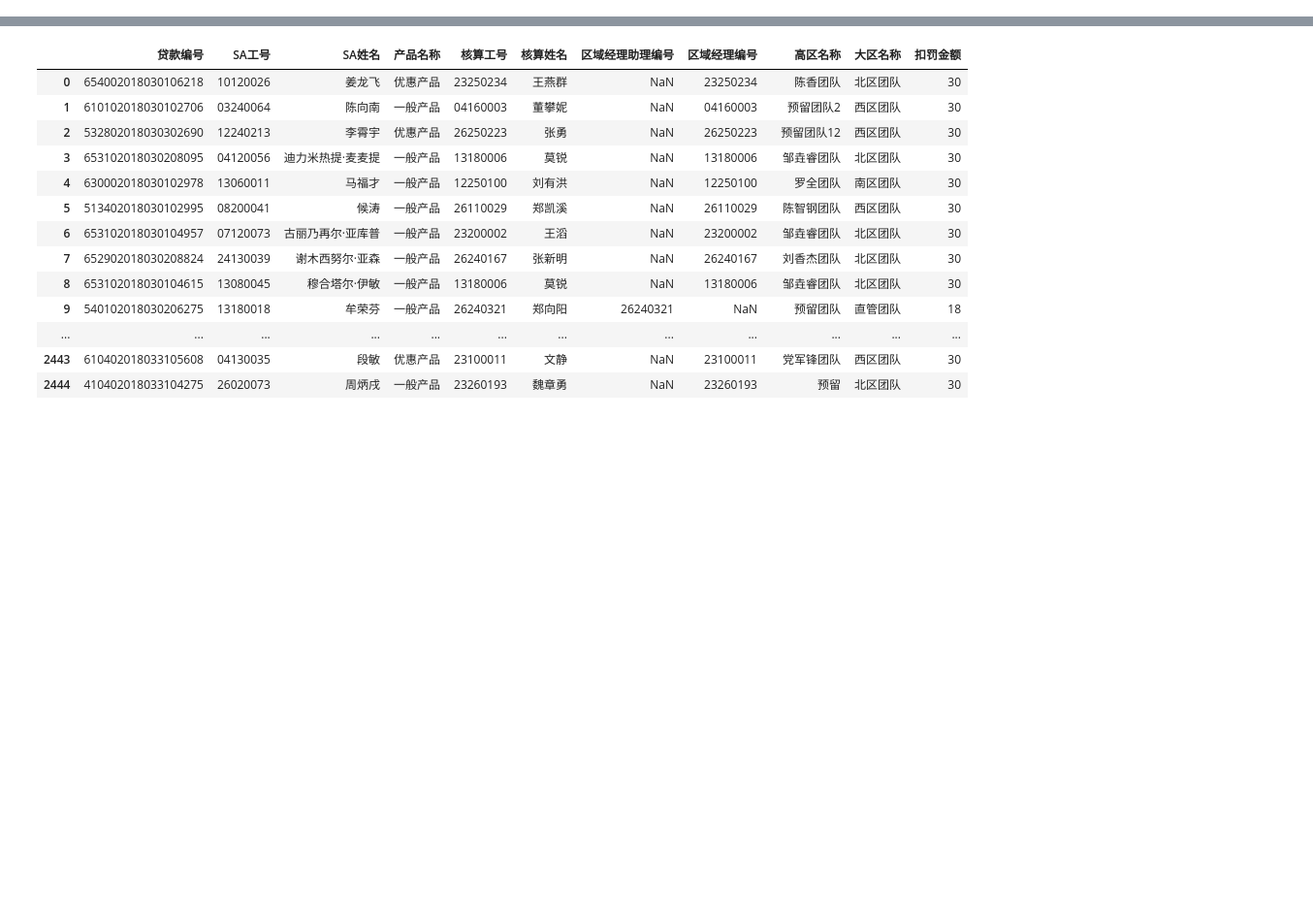
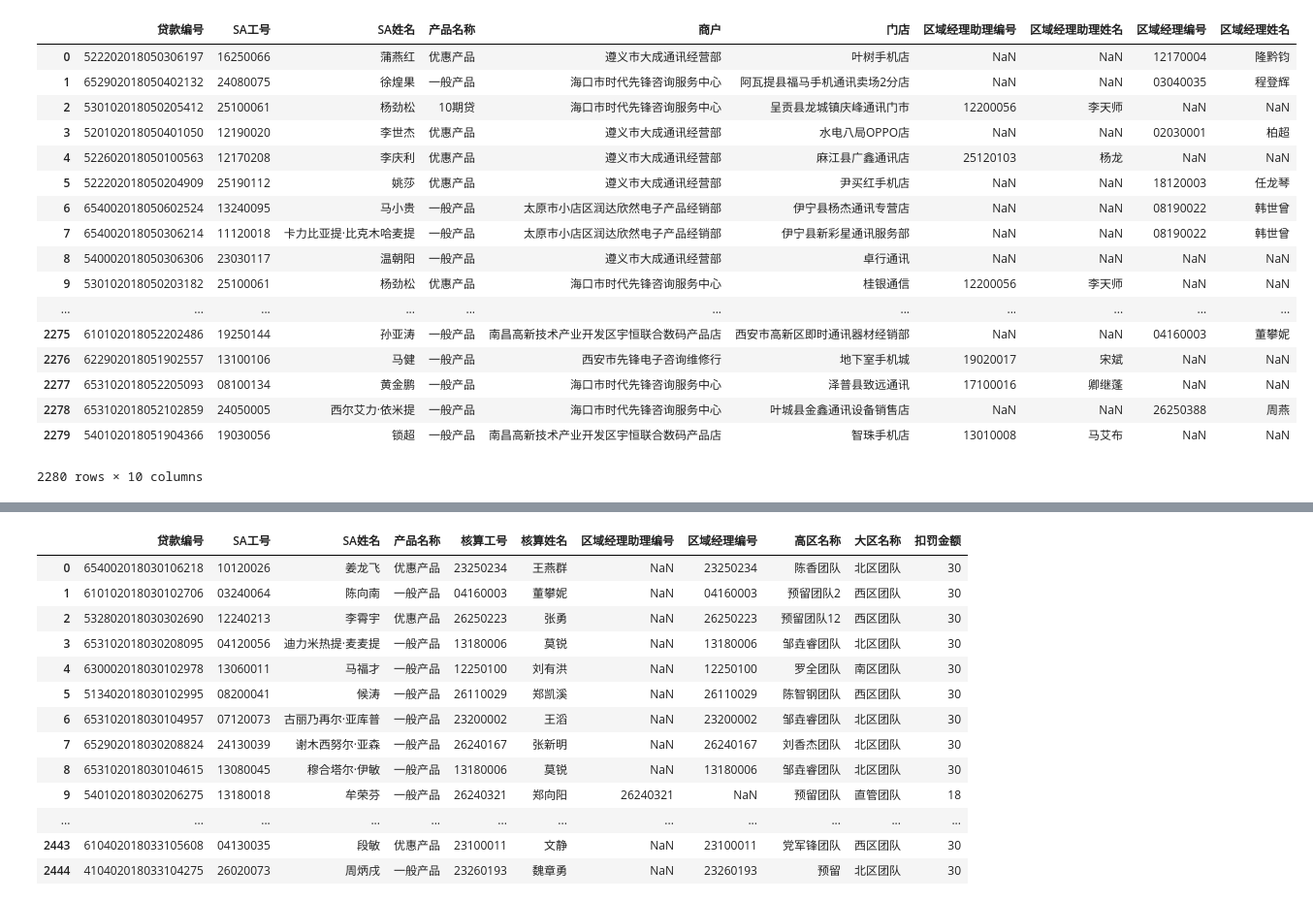
Before and after one commit to lihuat/phkj_Mannager, a Jupyter notebook: 测试/区经单笔扣罚测试.ipynb, the cells around one changed output, grey strips where cells are left out. Shown: that part at 97% size. Saved outputs shown, nothing was run; the diff lists cells and outputs as text; code cells hidden in the pictures; blank space fills up the shorter version.

```diff
--- a/测试/区经单笔扣罚测试.ipynb
+++ b/测试/区经单笔扣罚测试.ipynb
@@ -10,0 +32,21 @@ M3=M3[['贷款编号','SA工号','SA姓名','产品名称','核算工号','核
+# %%
+M3
+# %% [output]
+|  | 贷款编号 | SA工号 | SA姓名 | 产品名称 | 商户 | 门店 | 区域经理助理编号 | 区域经理助理姓名 | 区域经理编号 | 区域经理姓名 |
+| 0 | 522202018050306197 | 16250066 | 蒲燕红 | 优惠产品 | 遵义市大成通讯经营部 | 叶树手机店 | NaN | NaN | 12170004 | 隆黔钧 |
+| 1 | 652902018050402132 | 24080075 | 徐煌果 | 一般产品 | 海口市时代先锋咨询服务中心 | 阿瓦提县福马手机通讯卖场2分店 | NaN | NaN | 03040035 | 程登辉 |
+| 2 | 530102018050205412 | 25100061 | 杨劲松 | 10期贷 | 海口市时代先锋咨询服务中心 | 呈贡县龙城镇庆峰通讯门市 | 12200056 | 李天师 | NaN | NaN |
+| 3 | 520102018050401050 | 12190020 | 李世杰 | 优惠产品 | 遵义市大成通讯经营部 | 水电八局OPPO店 | NaN | NaN | 02030001 | 柏超 |
+| 4 | 522602018050100563 | 12170208 | 李庆利 | 优惠产品 | 遵义市大成通讯经营部 | 麻江县广鑫通讯店 | 25120103 | 杨龙 | NaN | NaN |
+| 5 | 522202018050204909 | 25190112 | 姚莎 | 优惠产品 | 遵义市大成通讯经营部 | 尹买红手机店 | NaN | NaN | 18120003 | 任龙琴 |
+| 6 | 654002018050602524 | 13240095 | 马小贵 | 一般产品 | 太原市小店区润达欣然电子产品经销部 | 伊宁县杨杰通讯专营店 | NaN | NaN | 08190022 | 韩世曾 |
+| 7 | 654002018050306214 | 11120018 | 卡力比亚提·比克木哈麦提 | 一般产品 | 太原市小店区润达欣然电子产品经销部 | 伊宁县新彩星通讯服务部 | NaN | NaN | 08190022 | 韩世曾 |
+| 8 | 540002018050306306 | 23030117 | 温朝阳 | 一般产品 | 遵义市大成通讯经营部 | 卓行通讯 | NaN | NaN | NaN | NaN |
+| 9 | 530102018050203182 | 25100061 | 杨劲松 | 优惠产品 | 海口市时代先锋咨询服务中心 | 桂银通信 | 12200056 | 李天师 | NaN | NaN |
+| ... | ... | ... | ... | ... | ... | ... | ... | ... | ... | ... |
+| 2275 | 610102018052202486 | 19250144 | 孙亚涛 | 一般产品 | 南昌高新技术产业开发区宇恒联合数码产品店 | 西安市高新区即时通讯器材经销部 | NaN | NaN | 04160003 | 董攀妮 |
+| 2276 | 622902018051902557 | 13100106 | 马健 | 一般产品 | 西安市先锋电子咨询维修行 | 地下室手机城 | 19020017 | 宋斌 | NaN | NaN |
+| 2277 | 653102018052205093 | 08100134 | 黄金鹏 | 一般产品 | 海口市时代先锋咨询服务中心 | 泽普县致远通讯 | 17100016 | 卿继蓬 | NaN | NaN |
+| 2278 | 653102018052102859 | 24050005 | 西尔艾力·依米提 | 一般产品 | 海口市时代先锋咨询服务中心 | 叶城县金鑫通讯设备销售店 | NaN | NaN | 26250388 | 周燕 |
+| 2279 | 540102018051904366 | 19030056 | 锁超 | 一般产品 | 南昌高新技术产业开发区宇恒联合数码产品店 | 智珠手机店 | 13010008 | 马艾布 | NaN | NaN |
+2280 rows × 10 columns
```
Also changed, not shown: parts of 21 cells of this notebook, 8 other files.
